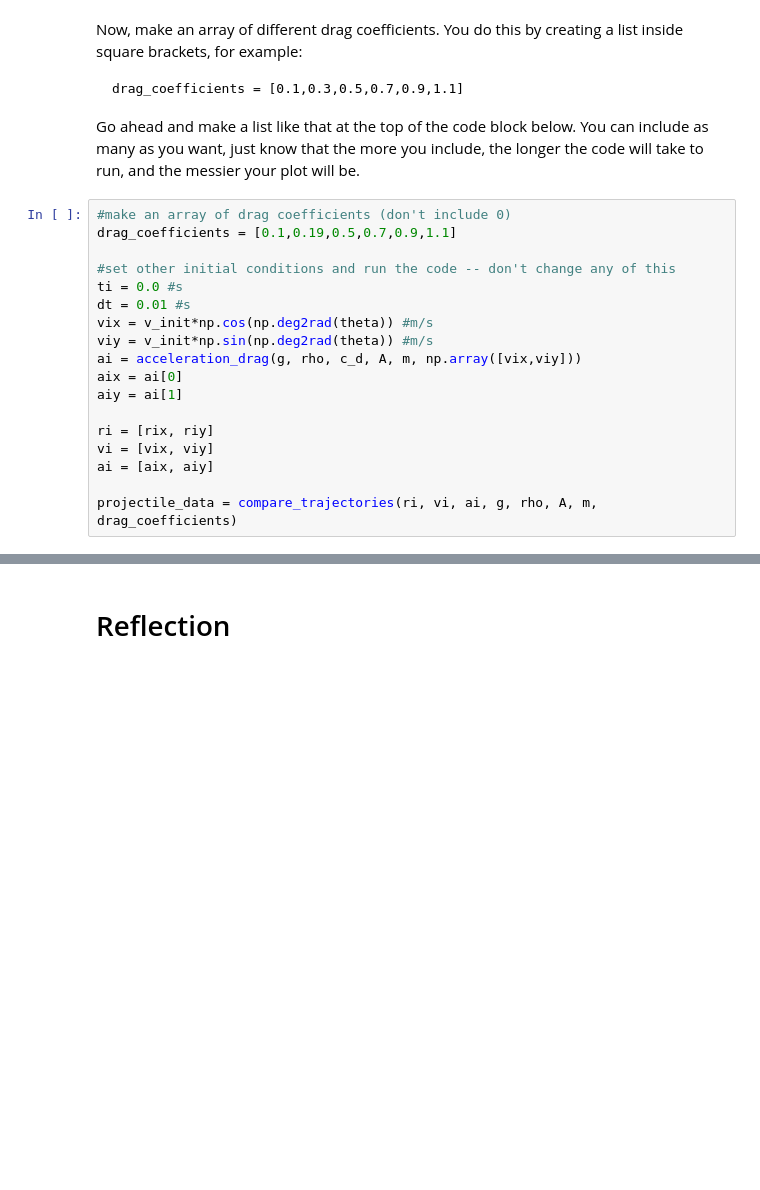
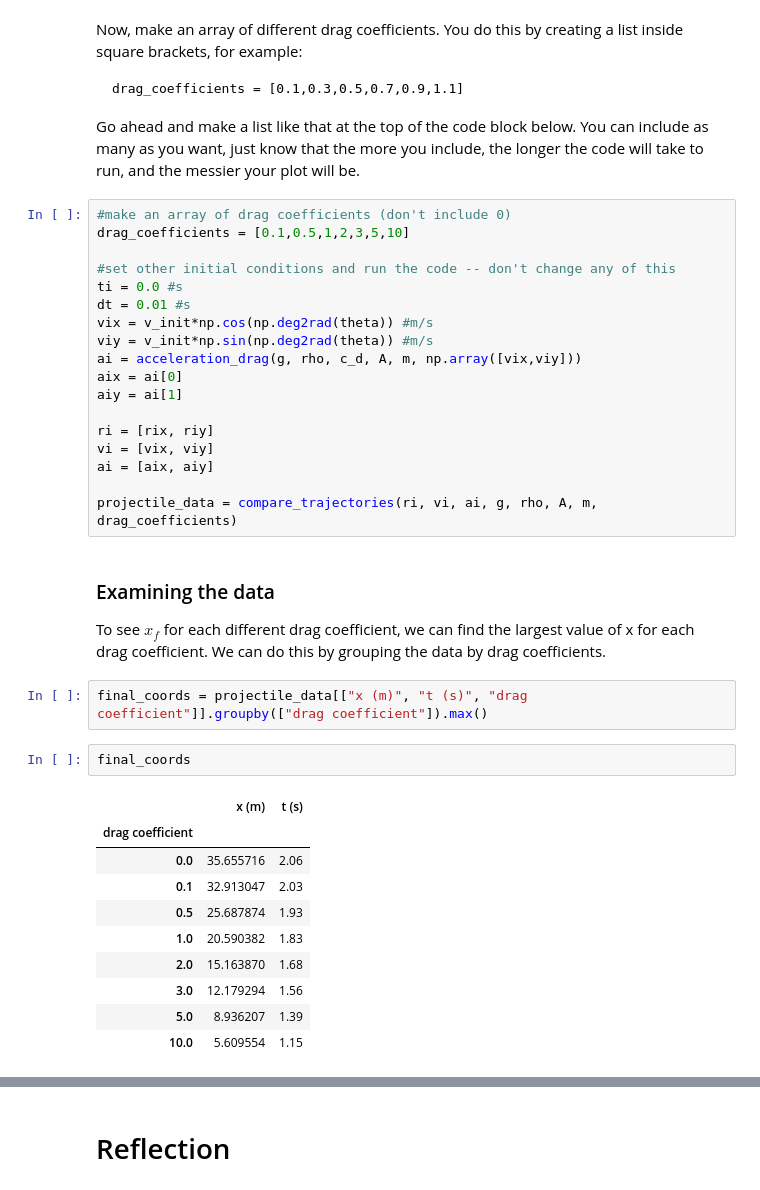
Before and after one commit to GDS-Education-Community-of-Practice/DSECOP-AAPT-Workshop-2024, a Jupyter notebook: Notebooks/Intro_Physics_Simulating_Projectile_Motion_with_Drag.ipynb, the cells around one changed output, grey strips where cells are left out. Saved outputs shown, nothing was run; the diff lists cells and outputs as text; blank space fills up the shorter version.

```diff
--- a/Notebooks/Intro_Physics_Simulating_Projectile_Motion_with_Drag.ipynb
+++ b/Notebooks/Intro_Physics_Simulating_Projectile_Motion_with_Drag.ipynb
@@ -433,7 +433,7 @@ drag_coefficients = [0.1,0.3,0.5,0.7,0.9,1.1]
 Go ahead and make a list like that at the top of the code block below. You can include as many as you want, just know that the more you include, the longer the code will take to run, and the messier your plot will be.
 # %%
 #make an array of drag coefficients (don't include 0)
-drag_coefficients = [0.1,0.19,0.5,0.7,0.9,1.1]
+drag_coefficients = [0.1,0.5,1,2,3,5,10]
 
 #set other initial conditions and run the code -- don't change any of this
 ti = 0.0 #s
@@ -449,3 +449,22 @@ vi = [vix, viy]
 ai = [aix, aiy]
 
 projectile_data = compare_trajectories(ri, vi, ai, g, rho, A, m, drag_coefficients)
+# %% [markdown]
+### Examining the data
+
+To see $x_f$ for each different drag coefficient, we can find the largest value of x for each drag coefficient. We can do this by grouping the data by drag coefficients.
+# %%
+final_coords = projectile_data[["x (m)", "t (s)", "drag coefficient"]].groupby(["drag coefficient"]).max()
+# %%
+final_coords
+# %% [output]
+|  | x (m) | t (s) |
+| drag coefficient |  |  |
+| 0.0 | 35.655716 | 2.06 |
+| 0.1 | 32.913047 | 2.03 |
+| 0.5 | 25.687874 | 1.93 |
+| 1.0 | 20.590382 | 1.83 |
+| 2.0 | 15.163870 | 1.68 |
+| 3.0 | 12.179294 | 1.56 |
+| 5.0 | 8.936207 | 1.39 |
+| 10.0 | 5.609554 | 1.15 |
```
Also changed, not shown: parts of 6 cells of this notebook, 1 other file.
